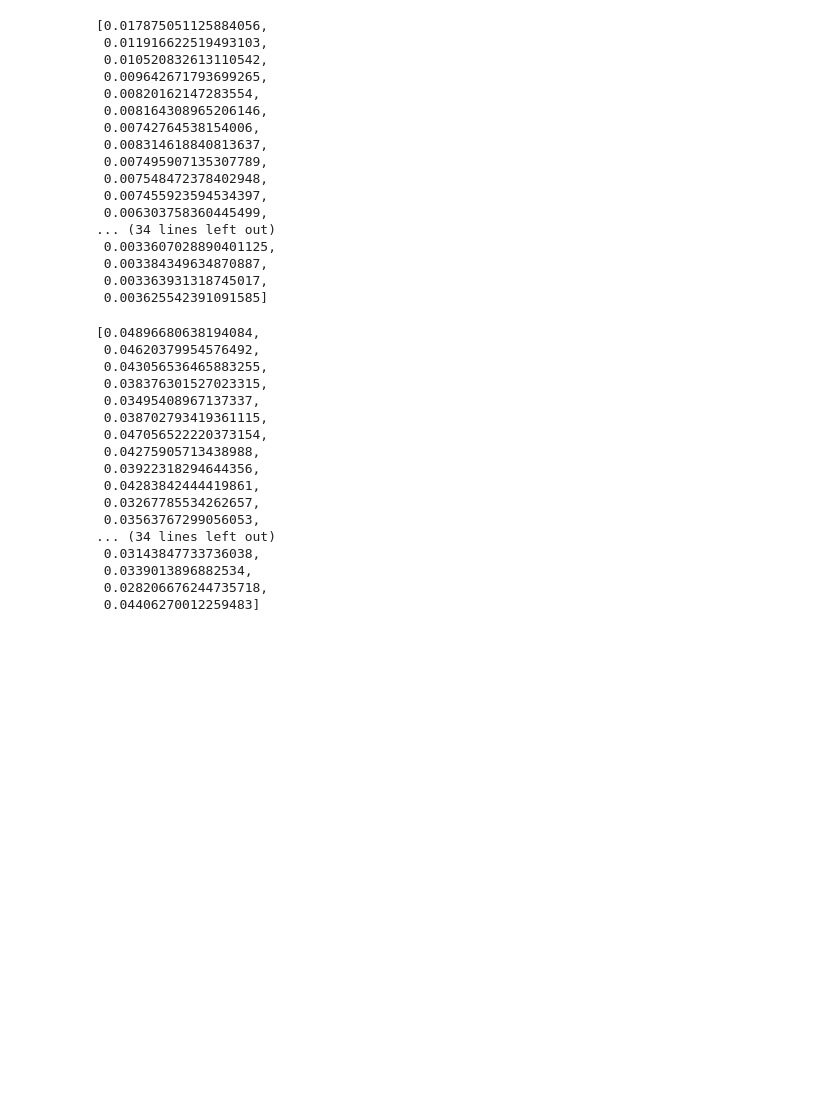
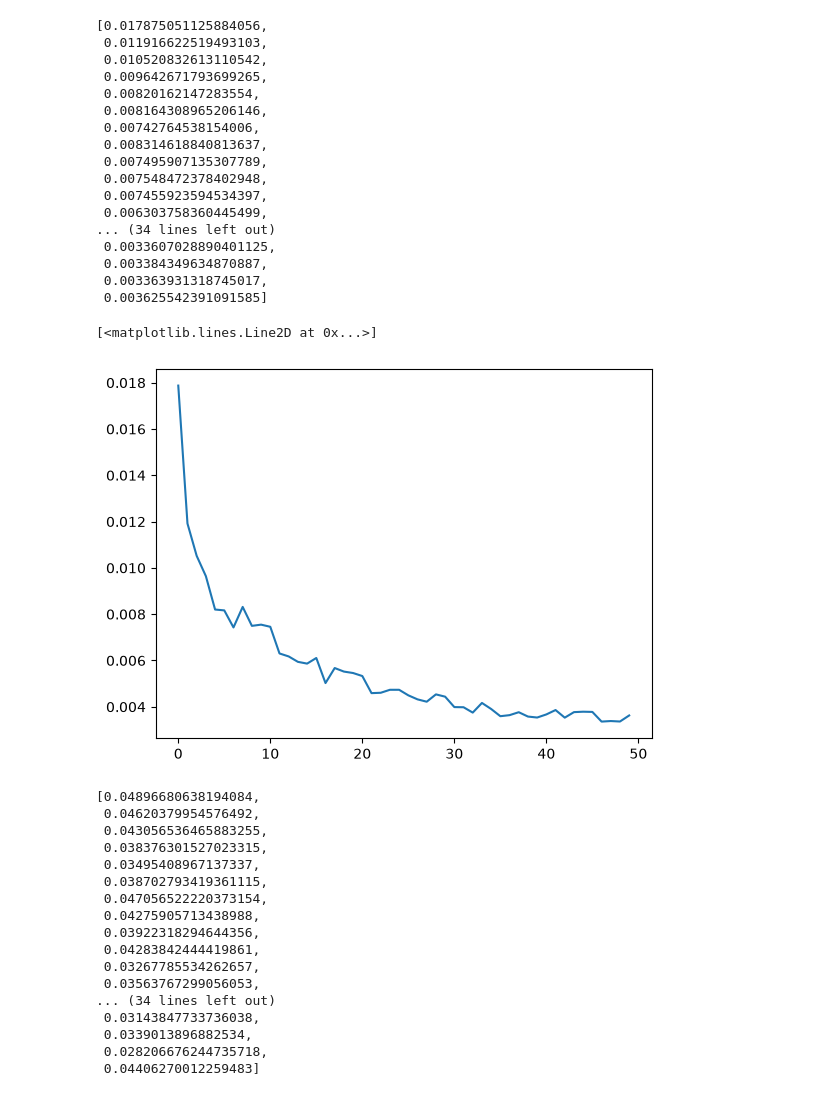
Before and after one commit to Hawar-Dzaee/eb_jepa, a Jupyter notebook: examples/my_video_jepa/training_heads.ipynb, the cells around one changed output. Saved outputs shown, nothing was run; the diff lists cells and outputs as text; code cells hidden in the pictures; blank space fills up the shorter version.

```diff
--- a/examples/my_video_jepa/training_heads.ipynb
+++ b/examples/my_video_jepa/training_heads.ipynb
@@ -306,3 +307,8 @@ recon_losses
+# %%
+plt.plot(range(0,50), recon_losses)
+# %% [output]
+[<matplotlib.lines.Line2D at 0x...>]
+[figure, added]
 # %%
 det_losses
 # %% [output]
```
Also changed, not shown: parts of 3 cells of this notebook, 2 other files.
